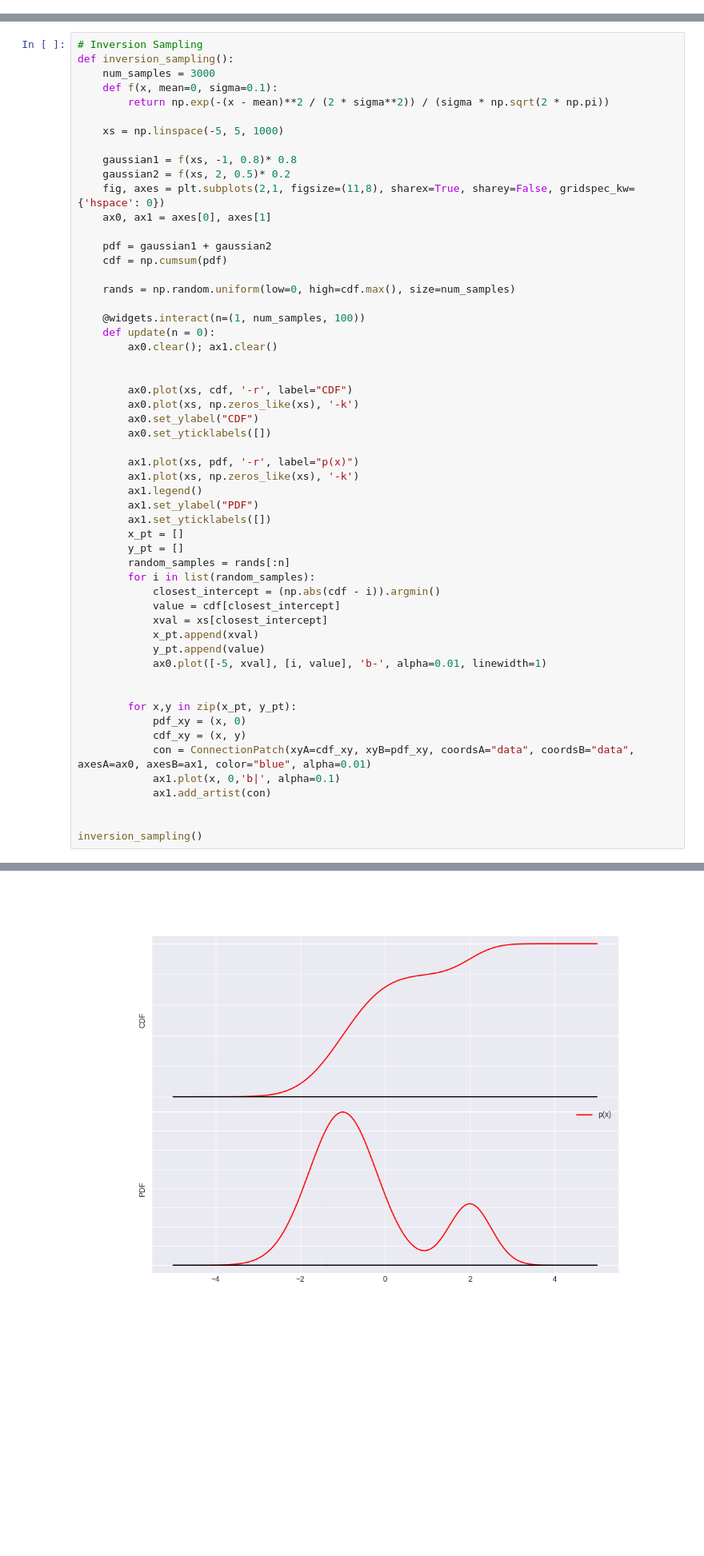
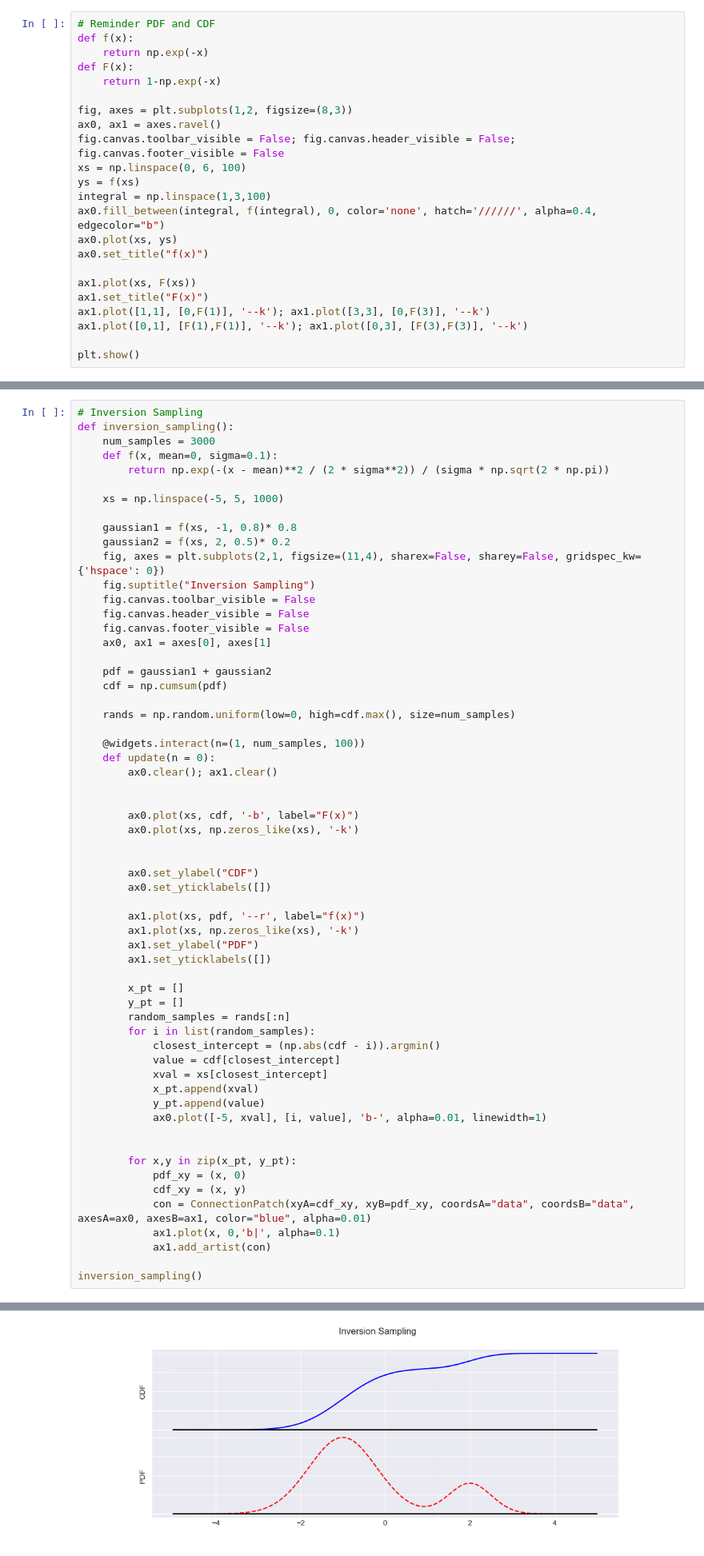
Before and after one commit to f-ilic/cib_seminar, a Jupyter notebook: overview.ipynb, the cells around one changed output, grey strips where cells are left out. Shown at 80% size. Cells and saved outputs as stored; diff of their text form; blank space fills up the shorter version.

Commit message:
inversion sampling done, interactive motivaton core example

```diff
--- a/overview.ipynb
+++ b/overview.ipynb
@@ -393,0 +441,23 @@ interactive(children=(IntSlider(value=1, description='n', max=3000, min=1, step=
+# %%
+# Reminder PDF and CDF
+def f(x):
+    return np.exp(-x)
+def F(x):
+    return 1-np.exp(-x)
+
+fig, axes = plt.subplots(1,2, figsize=(8,3))
+ax0, ax1 = axes.ravel()
+fig.canvas.toolbar_visible = False; fig.canvas.header_visible = False; fig.canvas.footer_visible = False
+xs = np.linspace(0, 6, 100)
+ys = f(xs)
+integral = np.linspace(1,3,100)
+ax0.fill_between(integral, f(integral), 0, color='none', hatch='//////', alpha=0.4, edgecolor="b")
+ax0.plot(xs, ys)
+ax0.set_title("f(x)")
+
+ax1.plot(xs, F(xs))
+ax1.set_title("F(x)")
+ax1.plot([1,1], [0,F(1)], '--k'); ax1.plot([3,3], [0,F(3)], '--k')
+ax1.plot([0,1], [F(1),F(1)], '--k'); ax1.plot([0,3], [F(3),F(3)], '--k')
+
+plt.show()
@@ -402,7 +474,11 @@ def inversion_sampling():
 
     gaussian1 = f(xs, -1, 0.8)* 0.8
     gaussian2 = f(xs, 2, 0.5)* 0.2
-    fig, axes = plt.subplots(2,1, figsize=(11,8), sharex=True, sharey=False, gridspec_kw={'hspace': 0})
+    fig, axes = plt.subplots(2,1, figsize=(11,4), sharex=False, sharey=False, gridspec_kw={'hspace': 0})
+    fig.suptitle("Inversion Sampling")
+    fig.canvas.toolbar_visible = False
+    fig.canvas.header_visible = False
+    fig.canvas.footer_visible = False
     ax0, ax1 = axes[0], axes[1]
 
     pdf = gaussian1 + gaussian2
@@ -415,37 +491,38 @@ def inversion_sampling():
         ax0.clear(); ax1.clear()
 
 
-        ax0.plot(xs, cdf, '-r', label="CDF")
+        ax0.plot(xs, cdf, '-b', label="F(x)")
         ax0.plot(xs, np.zeros_like(xs), '-k')
+
+
         ax0.set_ylabel("CDF")
         ax0.set_yticklabels([])
 
-        ax1.plot(xs, pdf, '-r', label="p(x)")
+        ax1.plot(xs, pdf, '--r', label="f(x)")
         ax1.plot(xs, np.zeros_like(xs), '-k')
-        ax1.legend()
         ax1.set_ylabel("PDF")
         ax1.set_yticklabels([])
+
         x_pt = []
         y_pt = []
         random_samples = rands[:n]
         for i in list(random_samples):
             closest_intercept = (np.abs(cdf - i)).argmin()
             value = cdf[closest_intercept]
             xval = xs[closest_intercept]
             x_pt.append(xval)
             y_pt.append(value)
             ax0.plot([-5, xval], [i, value], 'b-', alpha=0.01, linewidth=1)
 
 
         for x,y in zip(x_pt, y_pt):
             pdf_xy = (x, 0)
             cdf_xy = (x, y)
             con = ConnectionPatch(xyA=cdf_xy, xyB=pdf_xy, coordsA="data", coordsB="data", axesA=ax0, axesB=ax1, color="blue", alpha=0.01)
             ax1.plot(x, 0,'b|', alpha=0.1)
             ax1.add_artist(con)
 
-
 inversion_sampling()
 # %% [output]
 interactive(children=(IntSlider(value=1, description='n', max=3000, min=1, step=100), Output()), _dom_classes=…
-[figure, old version]
+[figure, new version]
```
Also changed, not shown: parts of 14 cells of this notebook.
